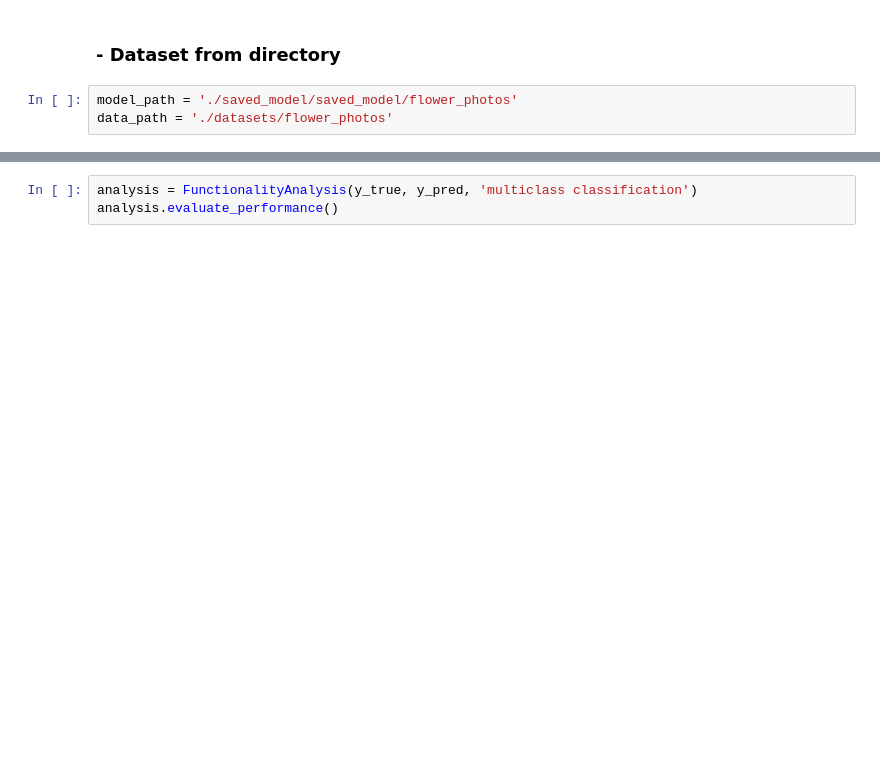
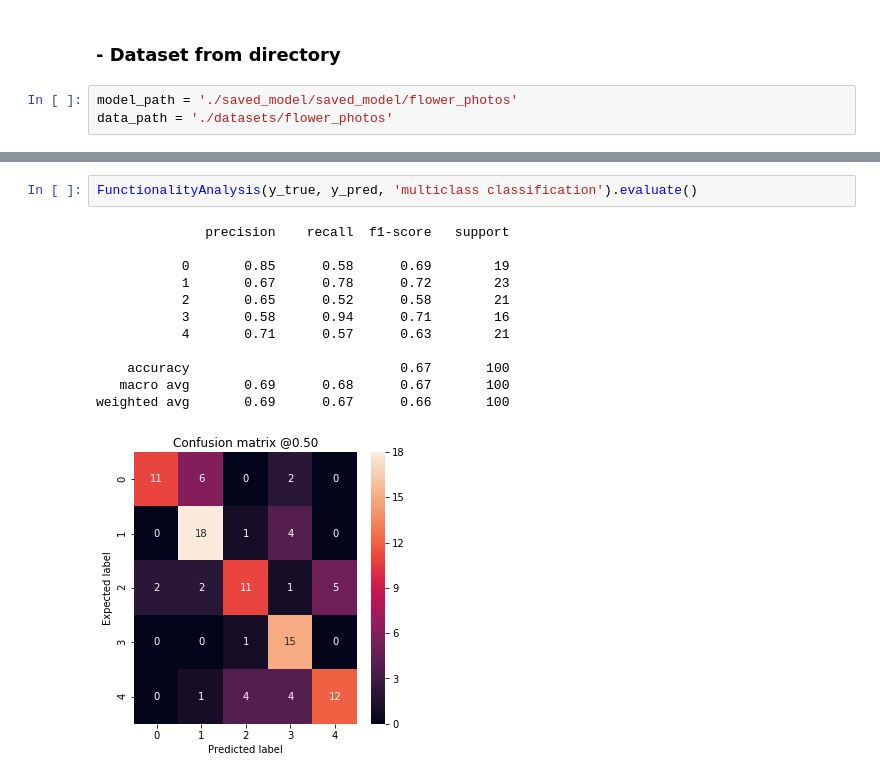
Before and after one commit to mariagrandury/ml-model-quality-analysis, a Jupyter notebook: quality_report.ipynb, the cells around one changed output, grey strips where cells are left out. Saved outputs shown, nothing was run; the diff lists cells and outputs as text; blank space fills up the shorter version.

```diff
--- a/quality_report.ipynb
+++ b/quality_report.ipynb
@@ -74,3 +85,15 @@ y_pred, y_true = model.predict()
 # %%
-analysis = FunctionalityAnalysis(y_true, y_pred, 'multiclass classification')
-analysis.evaluate_performance()
+FunctionalityAnalysis(y_true, y_pred, 'multiclass classification').evaluate()
+# %% [output]
+              precision    recall  f1-score   support
+
+           0       0.85      0.58      0.69        19
+           1       0.67      0.78      0.72        23
+           2       0.65      0.52      0.58        21
+           3       0.58      0.94      0.71        16
+           4       0.71      0.57      0.63        21
+
+    accuracy                           0.67       100
+   macro avg       0.69      0.68      0.67       100
+weighted avg       0.69      0.67      0.66       100
+[figure, added]
```
Also changed, not shown: parts of 7 cells of this notebook, 1 other file.
